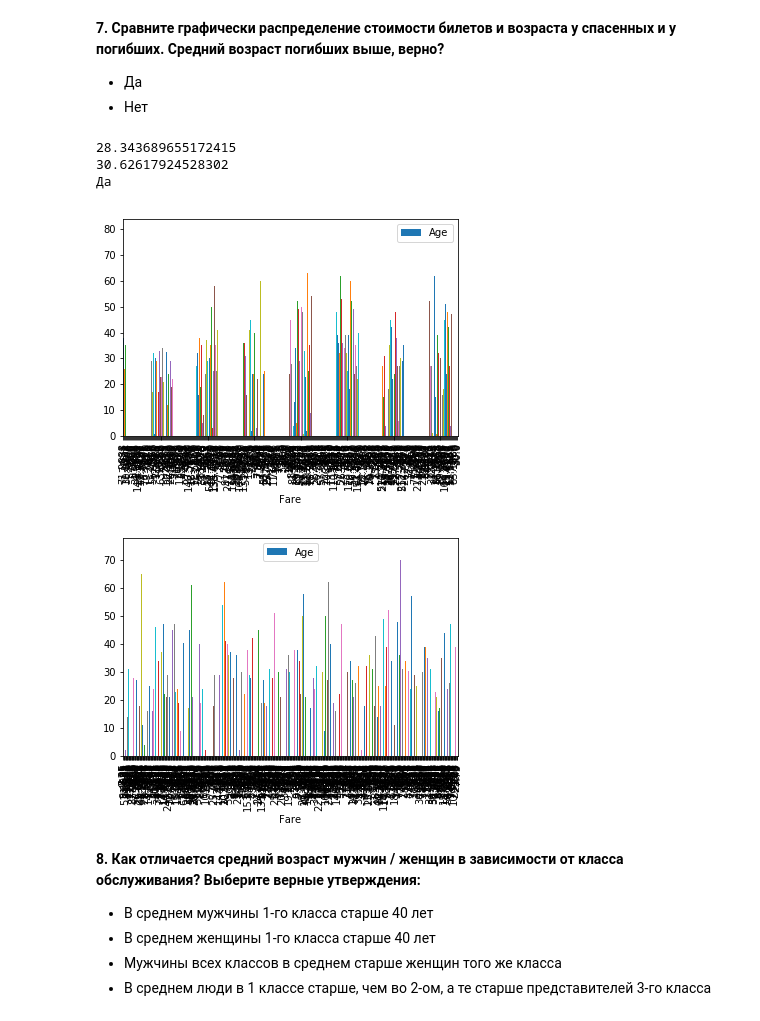
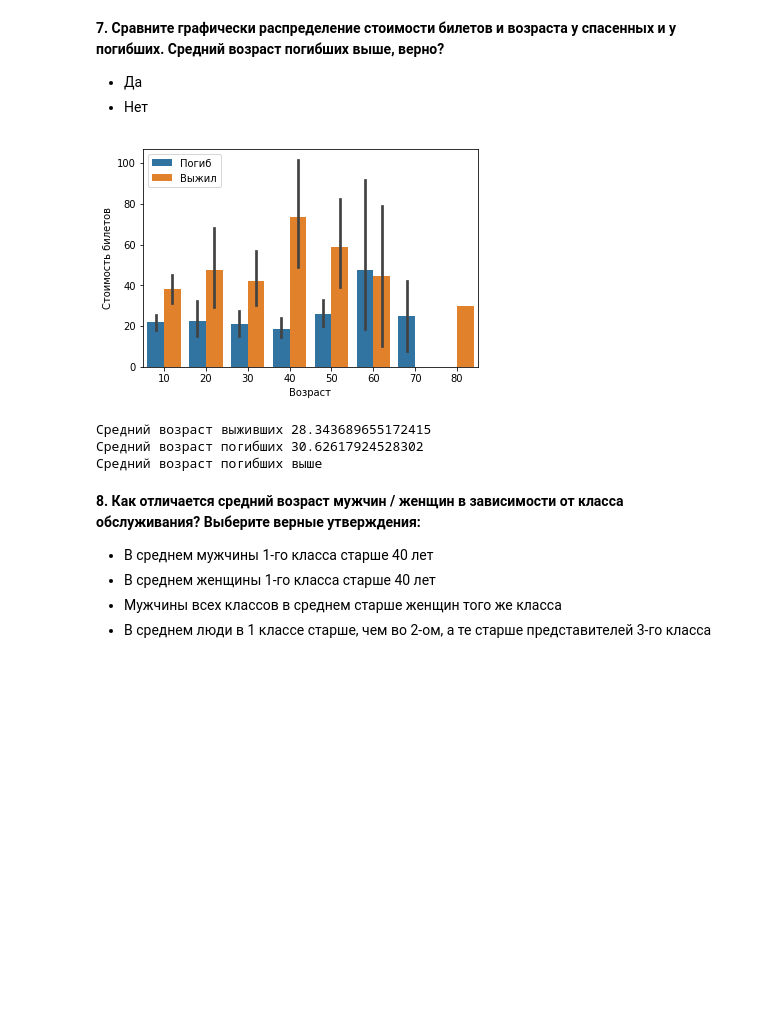
Before and after one commit to IlyaChr/ods2018, a Jupyter notebook: 01/lesson1_practice_pandas_titanic_ready.ipynb, the cells around one changed output. Saved outputs shown, nothing was run; the diff lists cells and outputs as text; code cells hidden in the pictures; blank space fills up the shorter version.

```diff
--- a/01/lesson1_practice_pandas_titanic_ready.ipynb
+++ b/01/lesson1_practice_pandas_titanic_ready.ipynb
@@ -278,7 +257,8 @@ print("самое популярное имя среди пассажиров Т
 - Нет
 # %%
 import math
-
+import seaborn as sns
+from matplotlib import pyplot as plt
 
 Survived = data[data.Survived == 1]
 
@@ -288,64 +268,73 @@ meanSurvived =  Survived['Age'].mean()
 
 meanDead =  Dead['Age'].mean()
 
 def func_for_age(x):
-    if (x>0.0 and x<10.0):
+    if  (x>0.0 and x<10.0):
         return 0.0
     elif (x>10.0 and x<20.0):
         return 1.0
     elif (x>20.0 and x<30.0):
         return 2.0
     elif (x>30.0 and x<40.0):
         return 3.0
     elif (x>40.0 and x<50.0):
         return 4.0
     elif (x>60.0 and x<70.0):
         return 5.0
-    elif x>70.0:
+    elif (x>70.0 and x<80.0) :
         return 6.0
-    else: 7.0
-
-def func_for_fare(x):
-    if (x>0.0 and x<30.0):
+    elif x>=80.0:
+        return 7.0
+    else:
         return 0.0
-    elif (x>30.0 and x<60.0):
-        return 1.0
-    elif (x>60.0 and x<90.0):
-        return 2.0
-    elif (x>90.0 and x<130.0):
-        return 3.0
-    elif (x>130.0 and x<160.0):
-        return 4.0
-    elif (x>160.0 and x<200.0):
-        return 5.0
-    elif x>200.0:
-        return 6.0
-    else: 7.0
 
 
 data['new_age'] = data['Age'].apply(func_for_age)
 
-data['new_fare'] = data['Age'].apply(func_for_fare)
+
+
+#ax = sns.barplot(data=data,
+#            x="new_age",
+#            y="Fare",
+#            hue="Sex")
+
+ax = sns.barplot(data=data,
+            x="new_age",
+           y="Fare",
+          hue="Survived")
 
 
 
-my_plot_one =  Survived.plot(x='Fare' , y='Age', kind='bar',legend='false' )
+xlabels = ['10','20','30','40','50','60','70','80']
 
-my_plot_two =  Dead.plot(x='Fare' , y='Age', kind='bar',legend='false' )
 
-#plt
+ax.set(xticks=range(8) ,  xticklabels=xlabels,xlabel='Возраст',ylabel='Стоимость билетов')
 
-print(meanSurvived)
 
-print(meanDead)
 
-print('Да')
+leg = ax.get_legend()
+leg.set_title('')
+new_labels = ['Погиб', 'Выжил']
+for t, l in zip(leg.texts, new_labels): t.set_text(l)
+
+
+#plt.savefig('ris.png')
+
+
+plt.show()
+
+
+
+print( 'Средний возраст выживших ' + str(meanSurvived))
+
+print('Средний возраст погибших ' + str(meanDead))
+
+print('Средний возраст погибших выше')
 # %% [output]
+[figure, new version]
-28.343689655172415
-30.62617924528302
-Да
+Средний возраст выживших 28.343689655172415
+Средний возраст погибших 30.62617924528302
+Средний возраст погибших выше
-[figure, old version]
-[figure, removed]
 # %% [markdown]
 **8. Как отличается средний возраст мужчин / женщин в зависимости от класса обслуживания? Выберите верные утверждения:**
 - В среднем мужчины 1-го класса старше 40 лет
```
Also changed, not shown: parts of 6 cells of this notebook, 4 other files.
